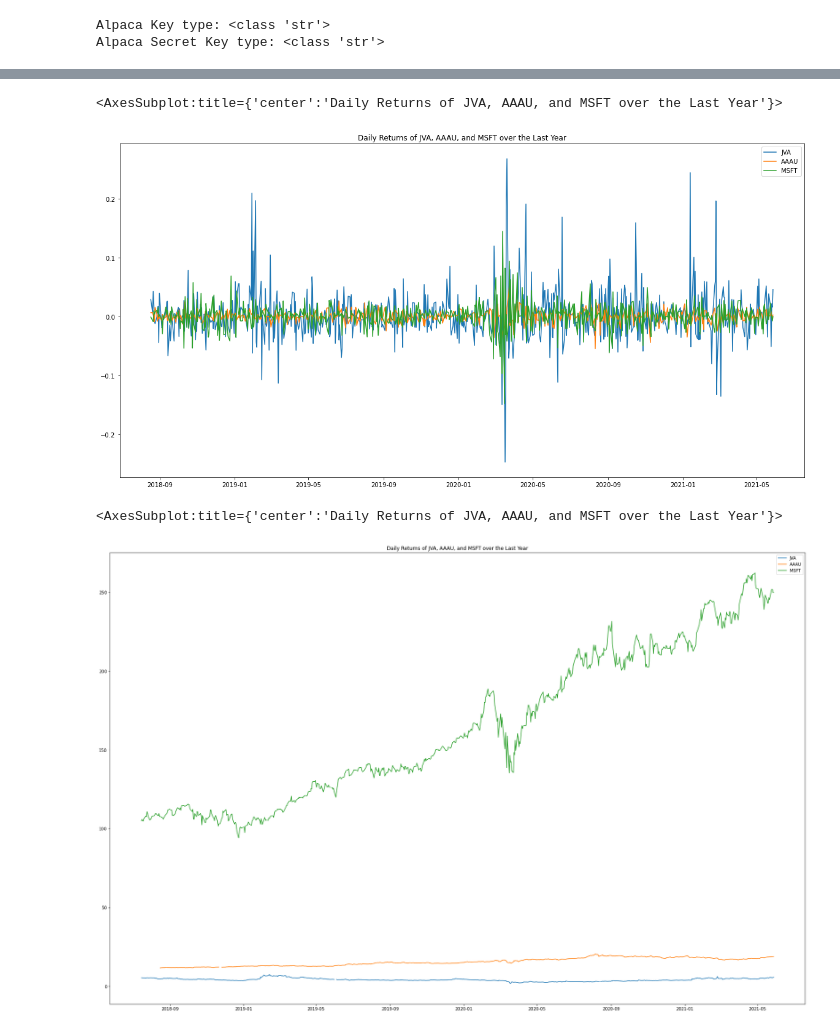
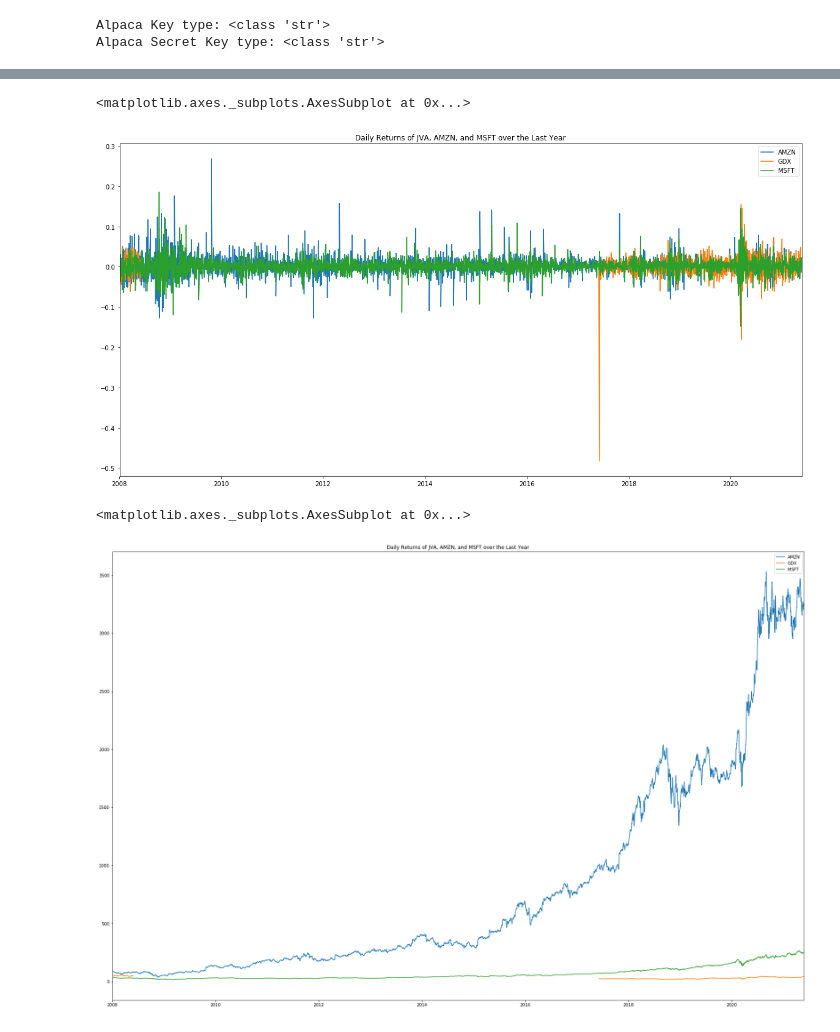
Before and after one commit to HeimmerTime/Project_1, a Jupyter notebook: eric_data.ipynb, the cells around one changed output, grey strips where cells are left out. Saved outputs shown, nothing was run; the diff lists cells and outputs as text; code cells hidden in the pictures.

```diff
--- a/eric_data.ipynb
+++ b/eric_data.ipynb
@@ -59,4 +204,22 @@ df_portfolio
 # %%
+# Set the tickers
+tickers5 = ["GDX", "AMZN", "MSFT"]
+
+# Set timeframe to one day ('1D') for the Alpaca API
+timeframe5 = "1D"
+
 # Format start and end dates as ISO format for one year period
-start = pd.Timestamp("2018-07-14", tz="America/New_York").isoformat()
-end = pd.Timestamp("2021-07-14", tz="America/New_York").isoformat()
+start_date5 = pd.Timestamp("2017-06-01", tz="America/New_York").isoformat()
+end_date5 = pd.Timestamp("2021-05-25", tz="America/New_York").isoformat()
+
+# Get closing prices for FB and TWTR from the last year
+df_portfolio_year5 = alpaca.get_barset(
+    tickers5,
+    timeframe5,
+    start = start_date5,
+    end = end_date5,
+    limit = 1000
+).df
+
+# Display sample data
+df_portfolio_year5
@@ -104,0 +247,4 @@ df_portfolio_year.tail(10)
+# %%
+# Create and empty DataFrame for closing prices
+df_portfolio = pd.concat([df_portfolio_year1, df_portfolio_year2, df_portfolio_year3, df_portfolio_year4, df_portfolio_year5], axis="rows", join="outer")
+df_portfolio
@@ -105,15 +272,15 @@ df_portfolio_year.tail(10)
 # %%
-# Create and empty DataFrame for closing prices
+# Create an empty DataFrame for closing prices
 df_closing_prices = pd.DataFrame()
 
-# Fetch the closing prices of FB and TWTR
-df_closing_prices["JVA"] = df_portfolio_year["JVA"]["close"]
-df_closing_prices["AAAU"] = df_portfolio_year["AAAU"]["close"]
-df_closing_prices["MSFT"] = df_portfolio_year["MSFT"]["close"]
+df_closing_prices["AMZN"] = df_portfolio["AMZN"]["close"]
+df_closing_prices["GDX"] = df_portfolio["GDX"]["close"]
+df_closing_prices["MSFT"] = df_portfolio["MSFT"]["close"]
 
-# Drop the time component of the date
+
+#Drop the time component of the date
 df_closing_prices.index = df_closing_prices.index.date
 
-# Display sample data
-df_closing_prices.head(10)
+#display DataFrame
+df_closing_prices
 # %% [output]
@@ -144,13 +330,13 @@ df_daily_returns.index.rename()
 # %%
 # Plot daily returns
-df_daily_returns.plot(figsize=(20,10), title="Daily Returns of JVA, AAAU, and MSFT over the Last Year")
+df_daily_returns.plot(figsize=(20,10), title="Daily Returns of JVA, AMZN, and MSFT over the Last Year")
 # %% [output]
-<AxesSubplot:title={'center':'Daily Returns of JVA, AAAU, and MSFT over the Last Year'}>
+<matplotlib.axes._subplots.AxesSubplot at 0x...>
-[figure, old version]
+[figure, new version]
 # %%
-df_closing_prices.plot(figsize=(30,20), title="Daily Returns of JVA, AAAU, and MSFT over the Last Year")
+df_closing_prices.plot(figsize=(30,20), title="Daily Returns of JVA, AMZN, and MSFT over the Last Year")
 # %% [output]
-<AxesSubplot:title={'center':'Daily Returns of JVA, AAAU, and MSFT over the Last Year'}>
+<matplotlib.axes._subplots.AxesSubplot at 0x...>
-[figure, old version]
+[figure, new version]
 # %%
 df_daily_returns.to_csv(r'csv1.csv')
```
Also changed, not shown: parts of 17 cells of this notebook, 2 other files.
